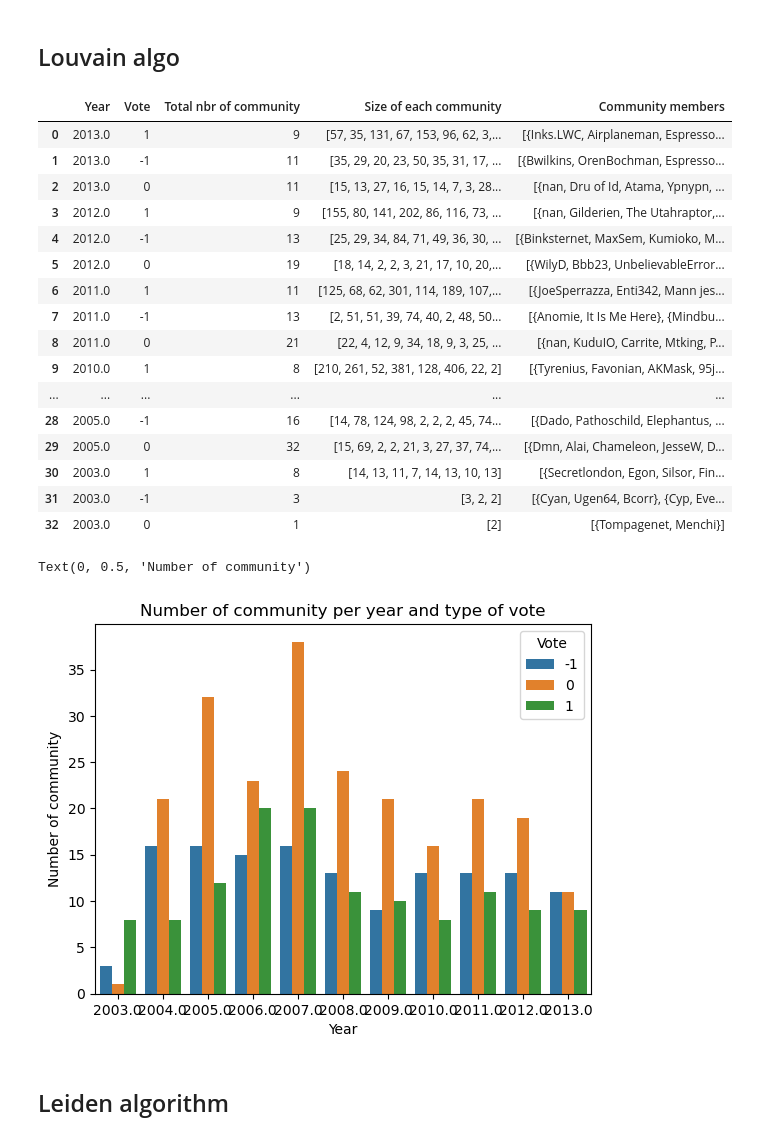
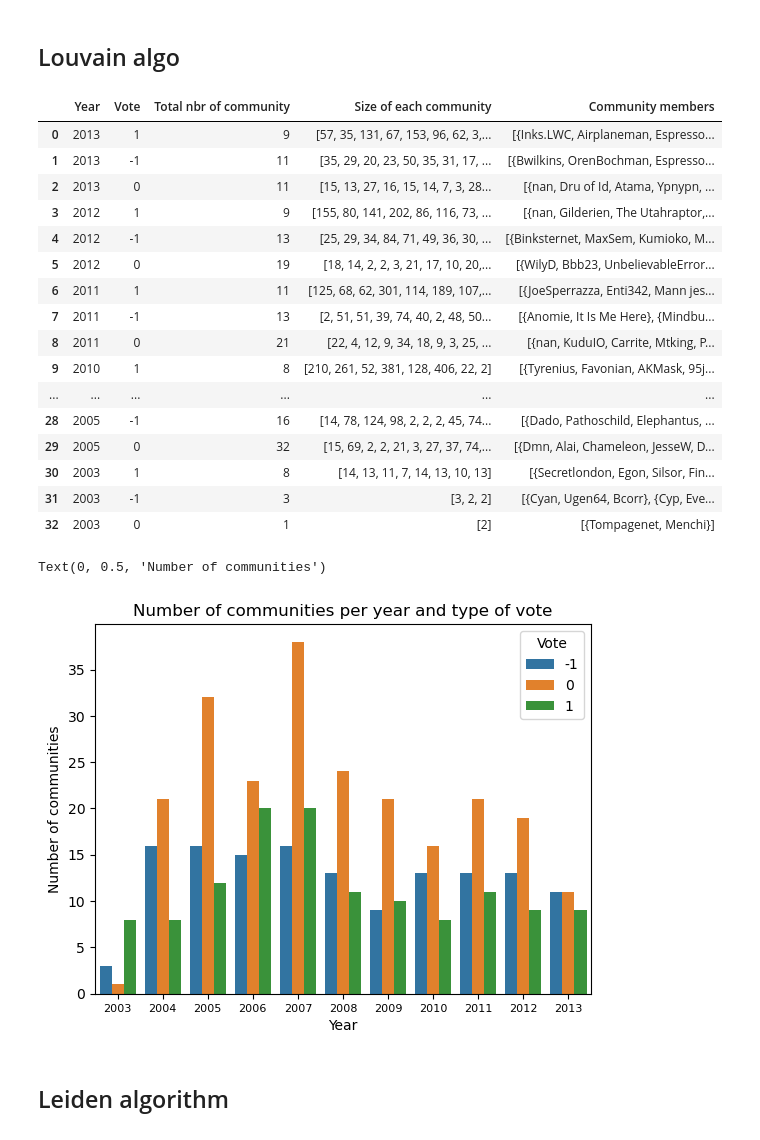
Before and after one commit to epfl-ada/ada-2023-project-abracadabra, a Jupyter notebook: community_gaelle.ipynb, the cells around one changed output. Drawn from its saved outputs; the diff is of its cells as text; code cells hidden in the pictures.

```diff
--- a/community_gaelle.ipynb
+++ b/community_gaelle.ipynb
@@ -51,11 +52,12 @@ def extract_community_louvain(df, year, vote):
 
     return G_community
 # %%
-#create the dataframe
+# Creating the dataframe
 columns = ['Year', 'Vote', 'Total nbr of community', 'Size of each community', 'Community members']
 df_community=pd.DataFrame(columns=columns)
+years=df['Year'].astype('int').unique()
 
-years=df['Year'].unique()
+# Extracting communities with the Louvain algorithm for each of the vote values, (1 = positive, 0 = neutral, -1 = negative)
 for n, year in enumerate(years):
     G_community_pos=extract_community_louvain(df, year,1)
     size_communities_pos=compute_com_size(G_community_pos)
@@ -72,31 +74,33 @@ for n, year in enumerate(years):
 df_community
 # %% [output]
 |  | Year | Vote | Total nbr of community | Size of each community | Community members |
-| 0 | 2013.0 | 1 | 9 | [57, 35, 131, 67, 153, 96, 62, 3,... | [{Inks.LWC, Airplaneman, Espresso... |
-| 1 | 2013.0 | -1 | 11 | [35, 29, 20, 23, 50, 35, 31, 17, ... | [{Bwilkins, OrenBochman, Espresso... |
-| 2 | 2013.0 | 0 | 11 | [15, 13, 27, 16, 15, 14, 7, 3, 28... | [{nan, Dru of Id, Atama, Ypnypn, ... |
-| 3 | 2012.0 | 1 | 9 | [155, 80, 141, 202, 86, 116, 73, ... | [{nan, Gilderien, The Utahraptor,... |
-| 4 | 2012.0 | -1 | 13 | [25, 29, 34, 84, 71, 49, 36, 30, ... | [{Binksternet, MaxSem, Kumioko, M... |
-| 5 | 2012.0 | 0 | 19 | [18, 14, 2, 2, 3, 21, 17, 10, 20,... | [{WilyD, Bbb23, UnbelievableError... |
-| 6 | 2011.0 | 1 | 11 | [125, 68, 62, 301, 114, 189, 107,... | [{JoeSperrazza, Enti342, Mann jes... |
-| 7 | 2011.0 | -1 | 13 | [2, 51, 51, 39, 74, 40, 2, 48, 50... | [{Anomie, It Is Me Here}, {Mindbu... |
-| 8 | 2011.0 | 0 | 21 | [22, 4, 12, 9, 34, 18, 9, 3, 25, ... | [{nan, KuduIO, Carrite, Mtking, P... |
-| 9 | 2010.0 | 1 | 8 | [210, 261, 52, 381, 128, 406, 22, 2] | [{Tyrenius, Favonian, AKMask, 95j... |
+| 0 | 2013 | 1 | 9 | [57, 35, 131, 67, 153, 96, 62, 3,... | [{Inks.LWC, Airplaneman, Espresso... |
+| 1 | 2013 | -1 | 11 | [35, 29, 20, 23, 50, 35, 31, 17, ... | [{Bwilkins, OrenBochman, Espresso... |
+| 2 | 2013 | 0 | 11 | [15, 13, 27, 16, 15, 14, 7, 3, 28... | [{nan, Dru of Id, Atama, Ypnypn, ... |
+| 3 | 2012 | 1 | 9 | [155, 80, 141, 202, 86, 116, 73, ... | [{nan, Gilderien, The Utahraptor,... |
+| 4 | 2012 | -1 | 13 | [25, 29, 34, 84, 71, 49, 36, 30, ... | [{Binksternet, MaxSem, Kumioko, M... |
+| 5 | 2012 | 0 | 19 | [18, 14, 2, 2, 3, 21, 17, 10, 20,... | [{WilyD, Bbb23, UnbelievableError... |
+| 6 | 2011 | 1 | 11 | [125, 68, 62, 301, 114, 189, 107,... | [{JoeSperrazza, Enti342, Mann jes... |
+| 7 | 2011 | -1 | 13 | [2, 51, 51, 39, 74, 40, 2, 48, 50... | [{Anomie, It Is Me Here}, {Mindbu... |
+| 8 | 2011 | 0 | 21 | [22, 4, 12, 9, 34, 18, 9, 3, 25, ... | [{nan, KuduIO, Carrite, Mtking, P... |
+| 9 | 2010 | 1 | 8 | [210, 261, 52, 381, 128, 406, 22, 2] | [{Tyrenius, Favonian, AKMask, 95j... |
 | ... | ... | ... | ... | ... | ... |
-| 28 | 2005.0 | -1 | 16 | [14, 78, 124, 98, 2, 2, 2, 45, 74... | [{Dado, Pathoschild, Elephantus, ... |
-| 29 | 2005.0 | 0 | 32 | [15, 69, 2, 2, 21, 3, 27, 37, 74,... | [{Dmn, Alai, Chameleon, JesseW, D... |
-| 30 | 2003.0 | 1 | 8 | [14, 13, 11, 7, 14, 13, 10, 13] | [{Secretlondon, Egon, Silsor, Fin... |
-| 31 | 2003.0 | -1 | 3 | [3, 2, 2] | [{Cyan, Ugen64, Bcorr}, {Cyp, Eve... |
-| 32 | 2003.0 | 0 | 1 | [2] | [{Tompagenet, Menchi}] |
+| 28 | 2005 | -1 | 16 | [14, 78, 124, 98, 2, 2, 2, 45, 74... | [{Dado, Pathoschild, Elephantus, ... |
+| 29 | 2005 | 0 | 32 | [15, 69, 2, 2, 21, 3, 27, 37, 74,... | [{Dmn, Alai, Chameleon, JesseW, D... |
+| 30 | 2003 | 1 | 8 | [14, 13, 11, 7, 14, 13, 10, 13] | [{Secretlondon, Egon, Silsor, Fin... |
+| 31 | 2003 | -1 | 3 | [3, 2, 2] | [{Cyan, Ugen64, Bcorr}, {Cyp, Eve... |
+| 32 | 2003 | 0 | 1 | [2] | [{Tompagenet, Menchi}] |
 # %%
+# Plotting the number of communities per year and type of vote
 sns.barplot(data=df_community[['Year', 'Vote', 'Total nbr of community']], x='Year', y='Total nbr of community', hue='Vote')
 
-plt.title('Number of community per year and type of vote')
+plt.title('Number of communities per year and type of vote')
 plt.xlabel('Year')
-plt.ylabel('Number of community')
+plt.xticks(fontsize=8)
+plt.ylabel('Number of communities')
 # %% [output]
-Text(0, 0.5, 'Number of community')
+Text(0, 0.5, 'Number of communities')
-[figure, old version]
+[figure, new version]
 # %% [markdown]
 ## Leiden algorithm
 # %%
```
Also changed, not shown: parts of 13 cells of this notebook.
